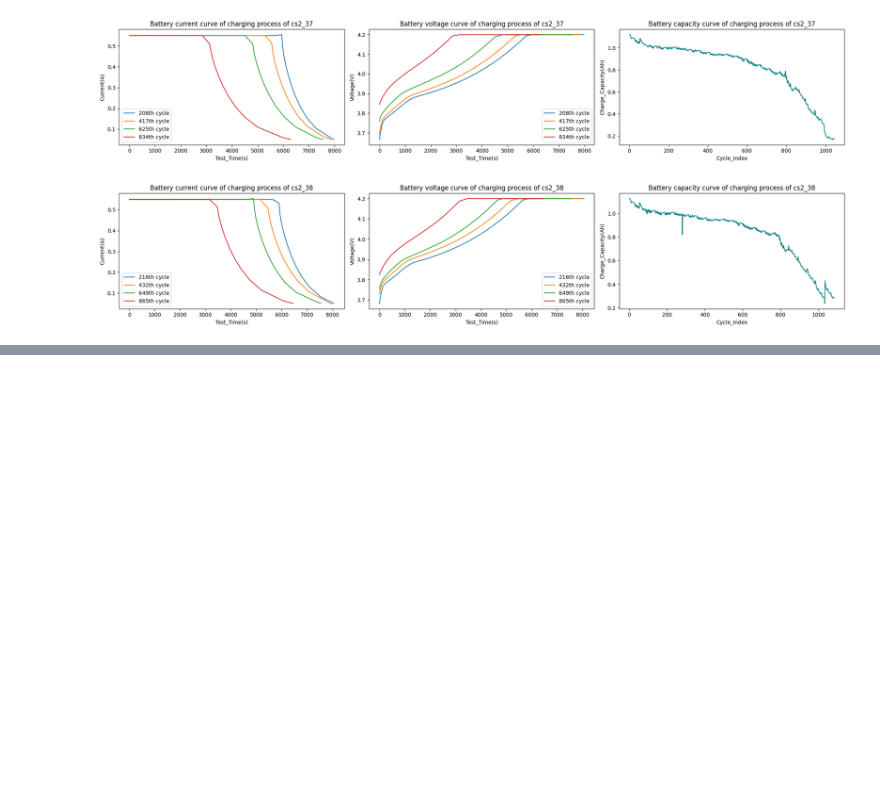
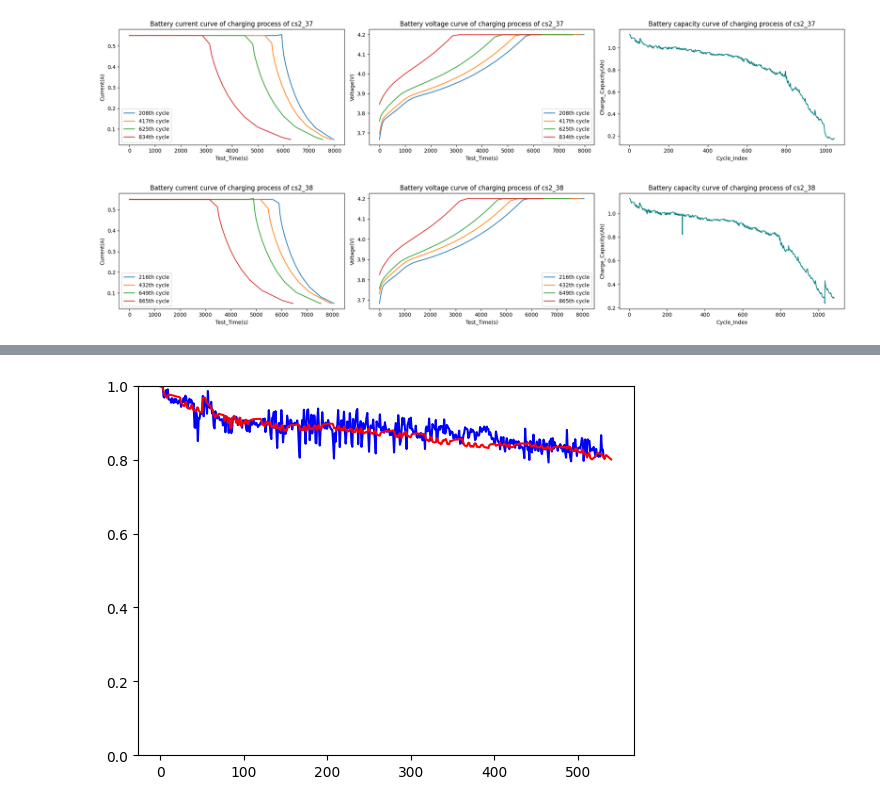
Before and after one commit to MassimilianoPiccinini/SOH_RUL_Prediction, a Jupyter notebook: SOH_RUL_Prediction_Lithium_Ion_Battery.ipynb, the cells around one changed output, grey strips where cells are left out. Saved outputs shown, nothing was run; the diff lists cells and outputs as text; code cells hidden in the pictures; blank space fills up the shorter version.

```diff
--- a/SOH_RUL_Prediction_Lithium_Ion_Battery.ipynb
+++ b/SOH_RUL_Prediction_Lithium_Ion_Battery.ipynb
@@ -562,0 +633,15 @@ for j, (key, value) in enumerate(subtables.items()):
+# %%
+theta_0 = ConstantKernel(constant_value=1.0, constant_value_bounds=(1e-3, 1e3))
+noise_level = 1.0
+kernel = theta_0 * RBF() + WhiteKernel(noise_level=noise_level)
+gp = GaussianProcessRegressor(kernel=kernel, n_restarts_optimizer=10)
+
+gp.fit(X_train, y_train)
+y_pred, sigma = gp.predict(X_test, return_std=True)
+# %%
+plt.plot(y_pred, color="blue")
+plt.plot(y_test, color="red")
+plt.ylim(0, 1)
+plt.show()
+# %% [output]
+[figure, added]
```
Also changed, not shown: parts of 10 cells of this notebook.
